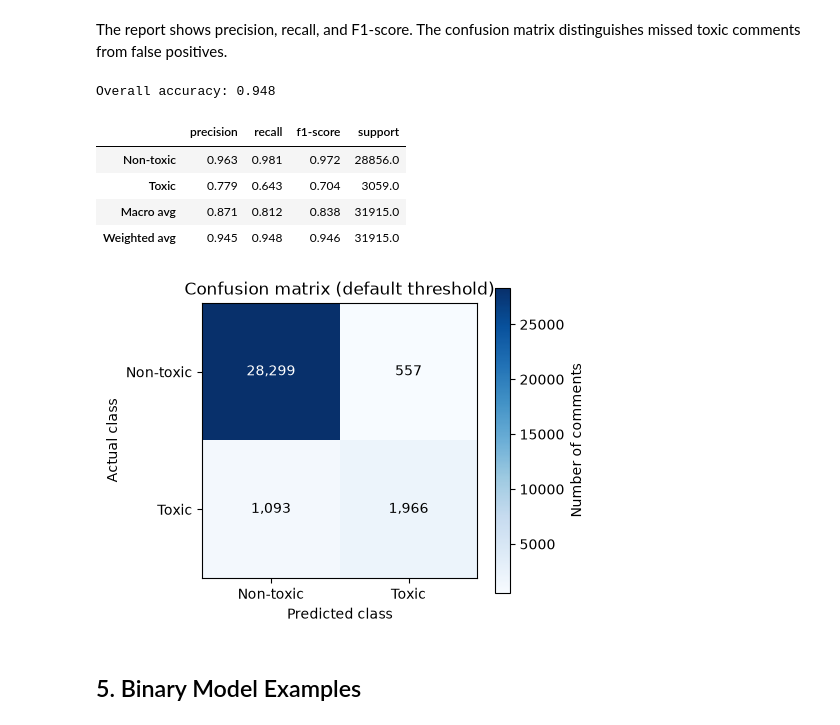
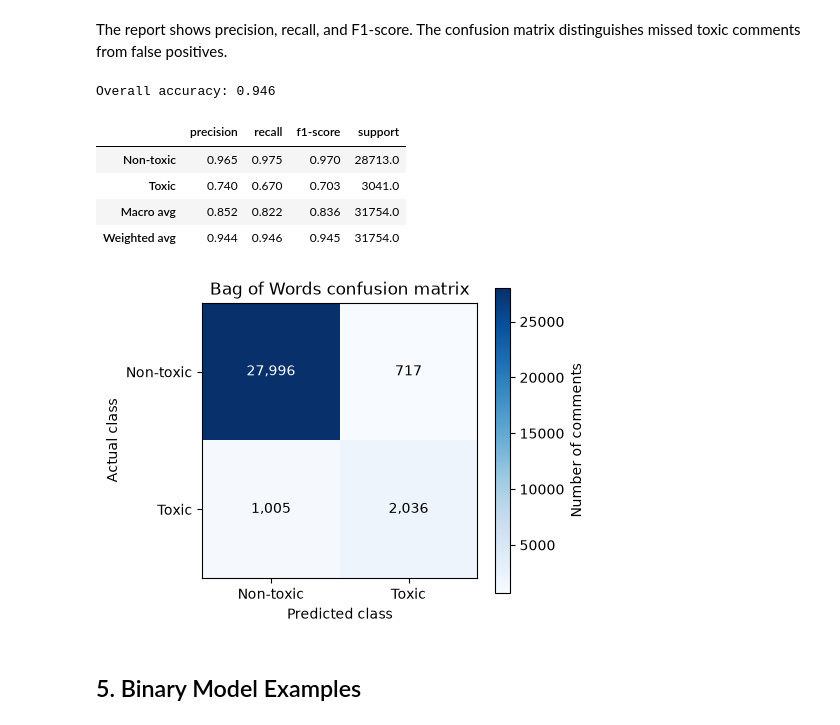
Before and after one commit to Zachr321/Data-Analysis-Project, a Jupyter notebook: Notebook.ipynb, the cells around one changed output. Cells and saved outputs as stored; diff of their text form; code cells hidden in the pictures.

Commit message:
Added comparaison of bag of words and bert

```diff
--- a/Notebook.ipynb
+++ b/Notebook.ipynb
@@ -33,21 +36,4 @@ This simplified preprocessing step is used only for the baseline model below. Th
 # %%
-import html
-import re
-
-
-def preprocess_text(text):
-    """Clean a comment while preserving words, negation, and punctuation."""
-    if pd.isna(text):
-        return ""
-
-    text = html.unescape(str(text))
-    text = re.sub(r"https?://\S+|www\.\S+", " URL ", text)
-    text = re.sub(r"\b[\w.+-]+@[\w.-]+\.[A-Za-z]{2,}\b", " EMAIL ", text)
-    text = re.sub(r"\b(?:\d{1,3}\.){3}\d{1,3}\b", " IPADDRESS ", text)
-    return re.sub(r"\s+", " ", text).strip().lower()
-
-
-# Simplified preprocessing for the notebook baseline model.
-df_train["clean_text"] = df_train["comment_text"].apply(preprocess_text)
-display(df_train[["comment_text", "clean_text"]].head())
+df_train["text_bert"] = df_train["text_bert"].fillna("")
+display(df_train[["comment_text", "text_bert"]].head())
 # %% [output]
@@ -64,15 +50,16 @@ The Bag of Words + Naive Bayes model predicts only the binary `toxic` label (tox
 # %%
-from sklearn.model_selection import train_test_split
 from sklearn.feature_extraction.text import CountVectorizer
 
-# This baseline model predicts only the binary toxic label.
-X = df_train["clean_text"]
-y = df_train["toxic"]
+# Use the same validation fold as BERT.
+validation_fold = 0
+train_rows = df_train.loc[df_train["fold"] != validation_fold].reset_index(drop=True)
+valid_rows = df_train.loc[df_train["fold"] == validation_fold].reset_index(drop=True)
 
-# Use 20% for validation; stratification preserves the toxic-comment proportion.
-X_train, X_valid, y_train, y_valid = train_test_split(
-    X, y, test_size=0.2, random_state=42, stratify=y
-)
+X_train = train_rows["text_bert"]
+X_valid = valid_rows["text_bert"]
+y_train = train_rows["toxic"]
+y_valid = valid_rows["toxic"]
+validation_ids = valid_rows["id"]
 
 bow_vectorizer = CountVectorizer()
 X_train_bow = bow_vectorizer.fit_transform(X_train)
@@ -80,5 +67,6 @@ X_valid_bow = bow_vectorizer.transform(X_valid)
 
 print(f"Training matrix: {X_train_bow.shape}")
 print(f"Validation matrix: {X_valid_bow.shape}")
+print(f"Validation comments: {len(valid_rows):,}")
 print(f"Vocabulary size: {len(bow_vectorizer.get_feature_names_out()):,}")
 # %% [output]
@@ -106,40 +95,40 @@ report = classification_report(
     target_names=["Non-toxic", "Toxic"],
     output_dict=True,
     zero_division=0,
 )
 report_df = pd.DataFrame(report).T.drop(index="accuracy").rename(index={
     "macro avg": "Macro avg",
     "weighted avg": "Weighted avg",
 })
 print(f"Overall accuracy: {report['accuracy']:.3f}")
 display(report_df.round(3))
 
 # Rows are actual classes; columns are predicted classes.
 cm = confusion_matrix(y_valid, y_valid_pred, labels=[0, 1])
 fig, ax = plt.subplots(figsize=(5, 4))
 ax.imshow(cm, cmap="Blues")
 ax.set_xticks([0, 1])
 ax.set_xticklabels(["Non-toxic", "Toxic"])
 ax.set_yticks([0, 1])
 ax.set_yticklabels(["Non-toxic", "Toxic"])
 ax.set_xlabel("Predicted class")
 ax.set_ylabel("Actual class")
-ax.set_title("Confusion matrix (default threshold)")
+ax.set_title("Bag of Words confusion matrix")
 for row in range(cm.shape[0]):
     for col in range(cm.shape[1]):
         color = "white" if cm[row, col] > cm.max() / 2 else "black"
         ax.text(col, row, f"{cm[row, col]:,}", ha="center", va="center", color=color)
 fig.colorbar(ax.images[0], ax=ax, label="Number of comments")
 fig.tight_layout()
 plt.show()
 # %% [output]
-Overall accuracy: 0.948
+Overall accuracy: 0.946
 |  | precision | recall | f1-score | support |
-| Non-toxic | 0.963 | 0.981 | 0.972 | 28856.0 |
-| Toxic | 0.779 | 0.643 | 0.704 | 3059.0 |
-| Macro avg | 0.871 | 0.812 | 0.838 | 31915.0 |
-| Weighted avg | 0.945 | 0.948 | 0.946 | 31915.0 |
+| Non-toxic | 0.965 | 0.975 | 0.970 | 28713.0 |
+| Toxic | 0.740 | 0.670 | 0.703 | 3041.0 |
+| Macro avg | 0.852 | 0.822 | 0.836 | 31754.0 |
+| Weighted avg | 0.944 | 0.946 | 0.945 | 31754.0 |
-[figure, old version]
+[figure, new version]
 # %% [markdown]
 ## 5. Binary Model Examples
 # %% [markdown]
```
Also changed, not shown: parts of 16 cells of this notebook.
